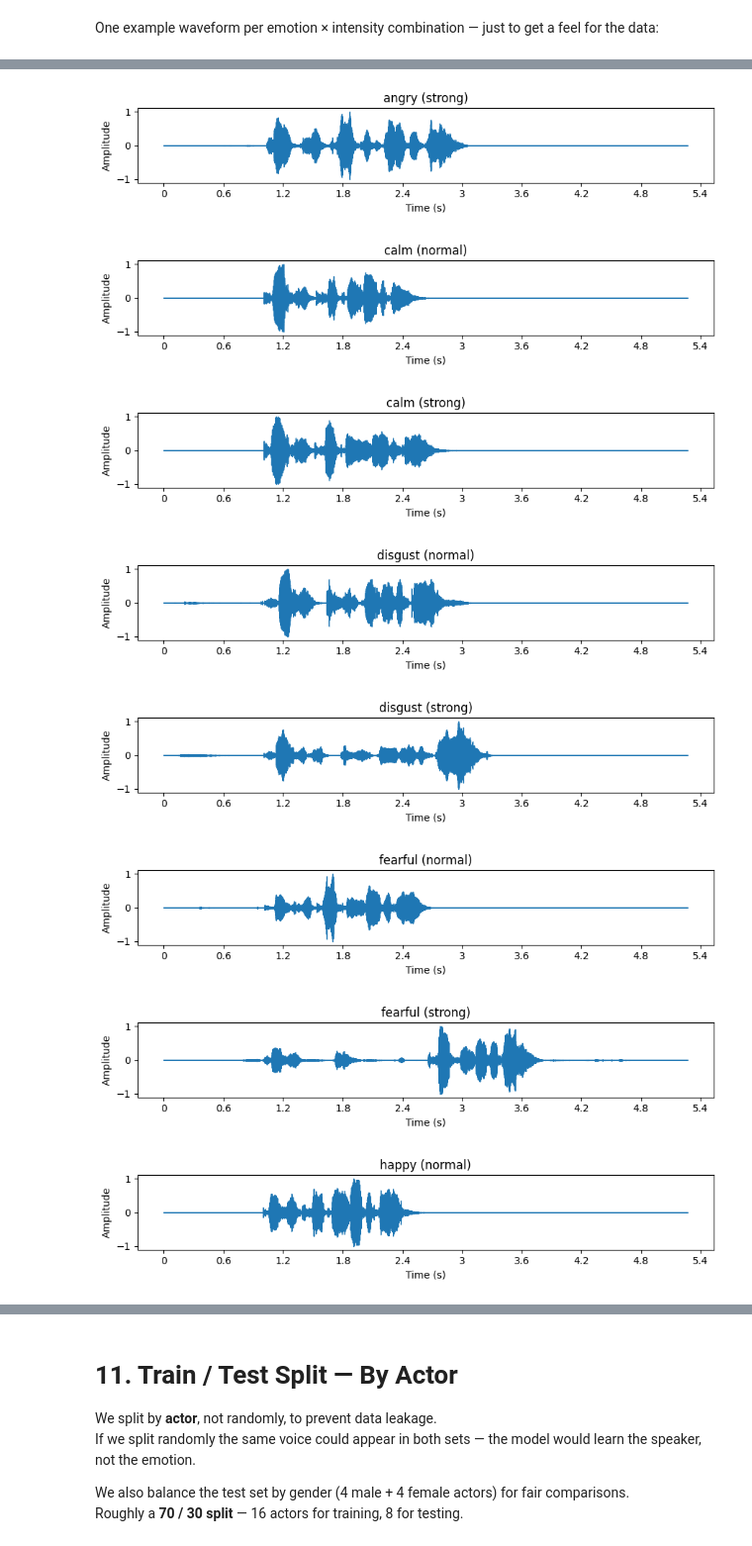
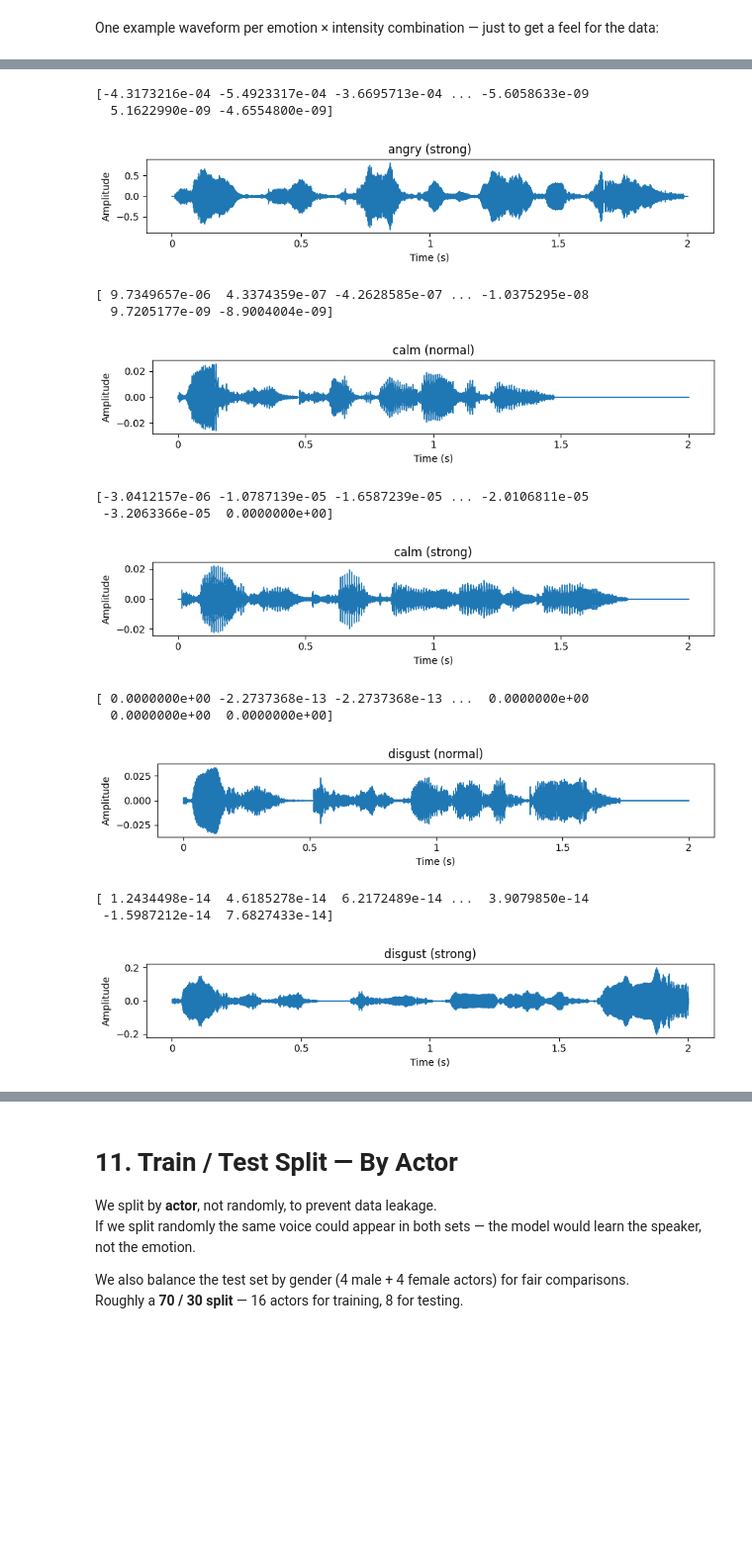
Before and after one commit to jainilpatel98/AudioSentimentProject, a Jupyter notebook: notebooks/emotion_recognition.ipynb, the cells around one changed output, grey strips where cells are left out. Shown at 99% size. Drawn from its saved outputs; the diff is of its cells as text; code cells hidden in the pictures; blank space fills up the shorter version.

```diff
--- a/notebooks/emotion_recognition.ipynb
+++ b/notebooks/emotion_recognition.ipynb
@@ -175,7 +188,7 @@ EMOTION = {
     "08": "surprised",
 }
 
-# Emotional intensity lvl (not used as main target here)
+# Emotional intensity lvl
 INTENSITY = {
     "01": "normal",
     "02": "strong"
@@ -188,18 +201,21 @@ def list_files():
 
 
 def parse_filename_labels(path):
+    # Get filename → split into RAVDESS parts
     parts = os.path.splitext(os.path.basename(path))[0].split("-")
+
+    # RAVDESS format assumed correct → unpack needed fields
     _, _, em_code, int_code, *_, actor_code = parts
-
-    actor_id = int(actor_code)
 
     return {
         "path": path,
-        "emotion": EMOTION[em_code],
+
+        # Convert codes → readable labels
+        "emotion":   EMOTION[em_code],
         "intensity": INTENSITY[int_code],
-        "actor_id": actor_id,
-        #+ in Section 24 we calculate the gender on the fly. Cleaner to just do it here
-        "gender": "male" if actor_id % 2 != 0 else "female"
+
+        # Actor ID used to prevent data leakage in splits
+        "actor_id":  int(actor_code),
     }
 
 
@@ -411,13 +442,11 @@ one_per_group = (
 
 for _, row in one_per_group.iterrows():
     y, sr = load_audio(row["path"], sr=SR)
-    y = fix_length(y, TARGET_LEN)  # <-- fix here
-
+    y = fix_length(y)
     plt.figure(figsize=(9, 2))
     librosa.display.waveshow(y, sr=sr)
     plt.title(f"{row['emotion']} ({row['intensity']})")
-    plt.xlabel("Time (s)")
-    plt.ylabel("Amplitude")
+    plt.xlabel("Time (s)"); plt.ylabel("Amplitude")
     plt.tight_layout()
     plt.show()
 # %% [output]
@@ -425,8 +456,15 @@ for _, row in one_per_group.iterrows():
+[-4.3173216e-04 -5.4923317e-04 -3.6695713e-04 ... -5.6058633e-09
+  5.1622990e-09 -4.6554800e-09]
-[figure, old version]
+[figure, new version]
+[ 9.7349657e-06  4.3374359e-07 -4.2628585e-07 ... -1.0375295e-08
+  9.7205177e-09 -8.9004004e-09]
-[figure, old version]
+[figure, new version]
+[-3.0412157e-06 -1.0787139e-05 -1.6587239e-05 ... -2.0106811e-05
+ -3.2063366e-05  0.0000000e+00]
-[figure, old version]
+[figure, new version]
+[ 0.0000000e+00 -2.2737368e-13 -2.2737368e-13 ...  0.0000000e+00
+  0.0000000e+00  0.0000000e+00]
-[figure, old version]
+[figure, new version]
+[ 1.2434498e-14  4.6185278e-14  6.2172489e-14 ...  3.9079850e-14
+ -1.5987212e-14  7.6827433e-14]
-[figure, old version]
+[figure, new version]
-[figure, removed]
-[figure, removed]
-[figure, removed]
```
Also changed, not shown: parts of 58 cells of this notebook.
